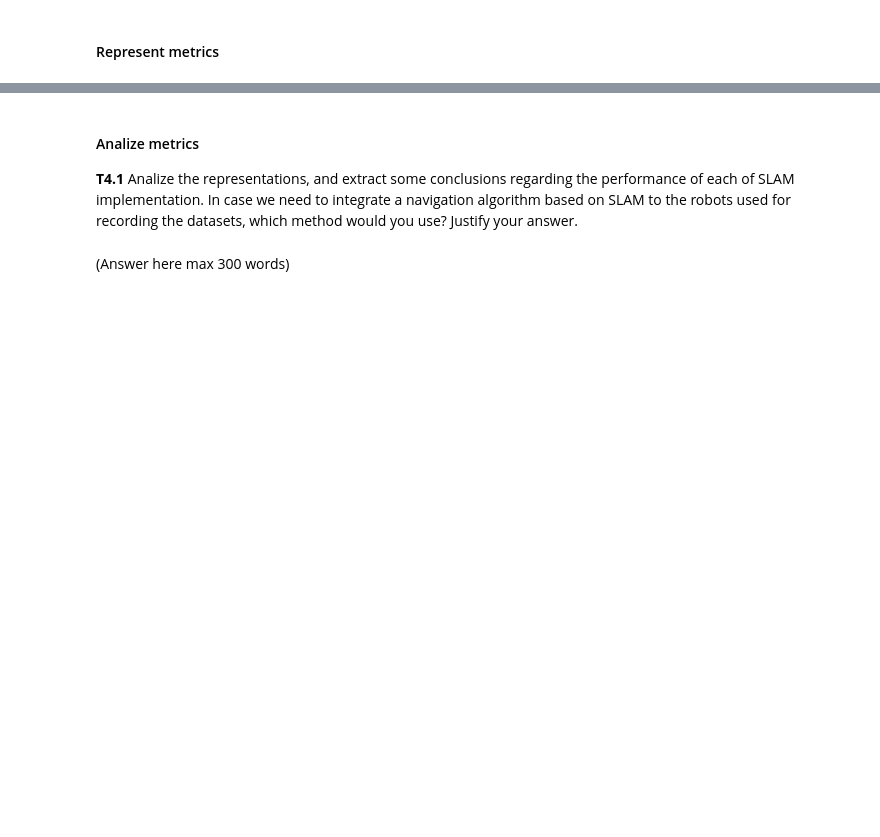
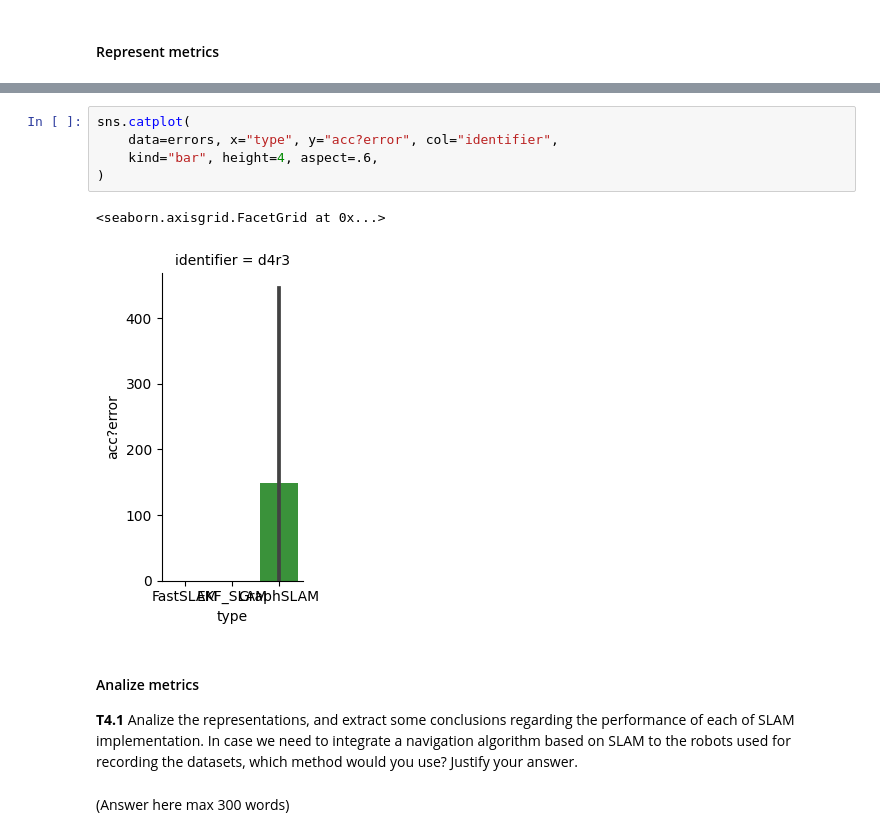
Before and after one commit to raisul-kibria/localization_and_mapping, a Jupyter notebook: notebooks/E2_SLAM.ipynb, the cells around one changed output, grey strips where cells are left out. Saved outputs shown, nothing was run; the diff lists cells and outputs as text; blank space fills up the shorter version.

```diff
--- a/notebooks/E2_SLAM.ipynb
+++ b/notebooks/E2_SLAM.ipynb
@@ -152,3 +301,11 @@ The objective of this task is to be able to determine the SLAM algorithm that pr
+# %%
+sns.catplot(
+    data=errors, x="type", y="acc?error", col="identifier",
+    kind="bar", height=4, aspect=.6,
+)
+# %% [output]
+<seaborn.axisgrid.FacetGrid at 0x...>
+[figure, added]
 # %% [markdown]
 #### Analize metrics
 **T4.1** Analize the representations, and extract some conclusions regarding the performance of each of SLAM implementation. In case we need to integrate a navigation algorithm based on SLAM to the robots used for recording the datasets, which method would you use? Justify your answer.
```
Also changed, not shown: parts of 14 cells of this notebook.
